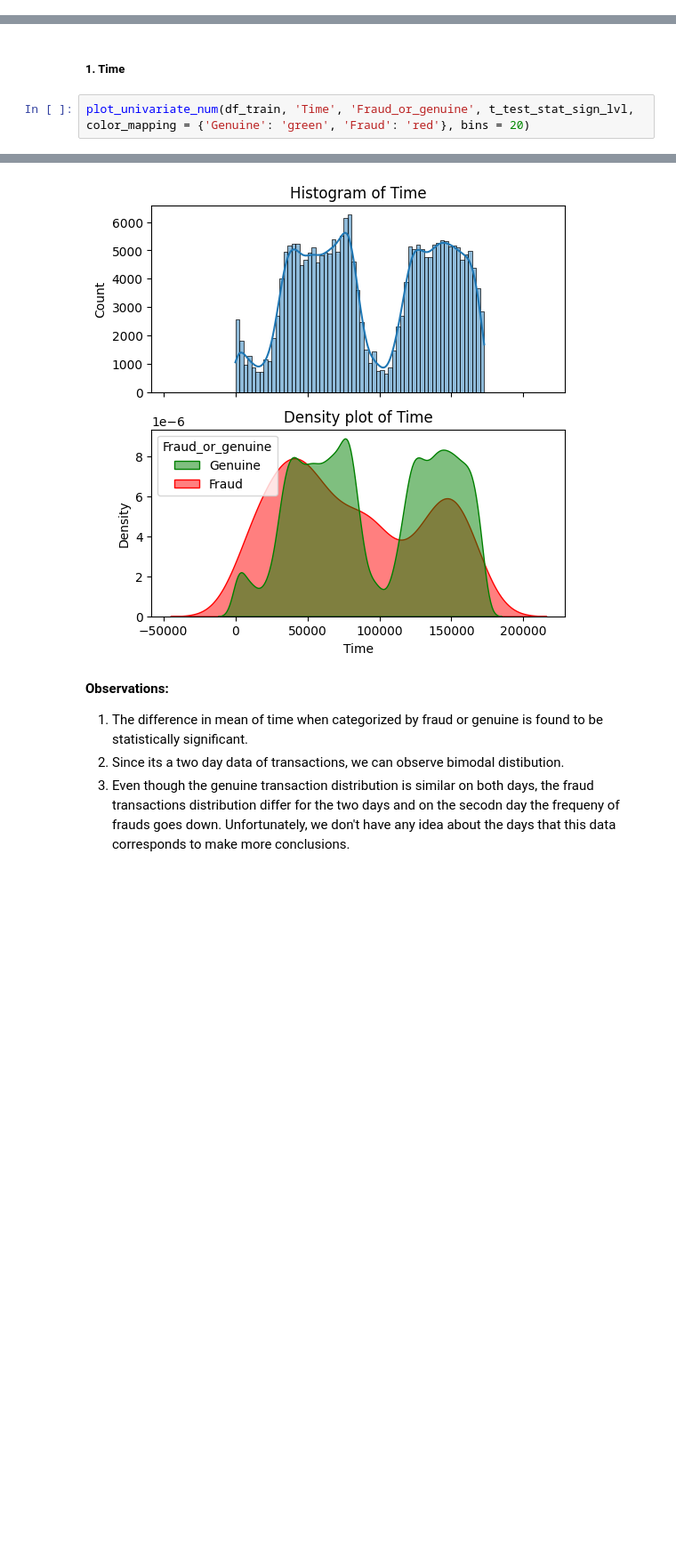
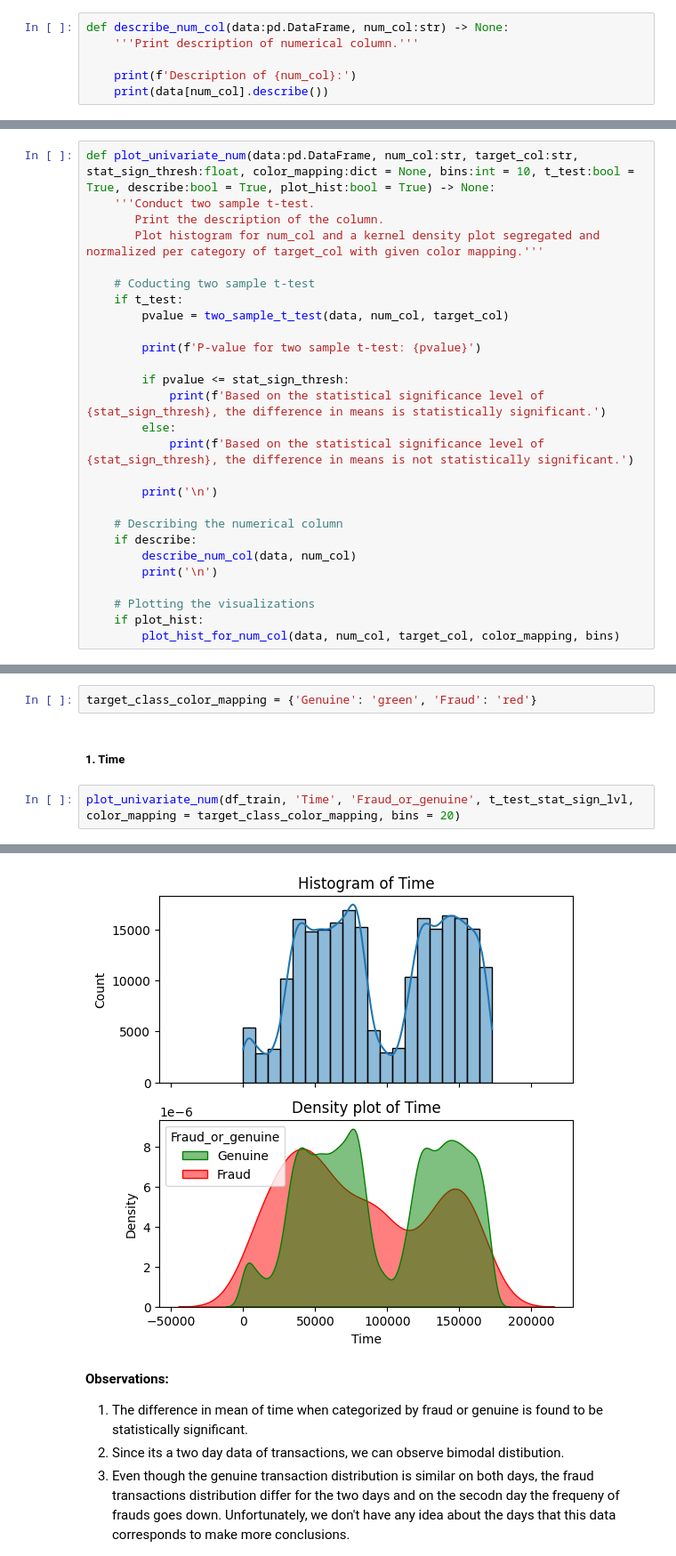
Before and after one commit to Sharma-Ayush/Credit-Card-Fraud-Detection, a Jupyter notebook: notebook/EDA.ipynb, the cells around one changed output, grey strips where cells are left out. Shown at 89% size. Drawn from its saved outputs; the diff is of its cells as text; blank space fills up the shorter version.

Commit message:
Completed Univariate EDA

```diff
--- a/notebook/EDA.ipynb
+++ b/notebook/EDA.ipynb
@@ -271,0 +227,6 @@ def plot_univariate_num(data, num_col, target_col, stat_sign_thresh, color_mappi
+# %%
+def describe_num_col(data:pd.DataFrame, num_col:str) -> None:
+    '''Print description of numerical column.'''
+
+    print(f'Description of {num_col}:')
+    print(data[num_col].describe())
@@ -271,0 +253,27 @@ def plot_univariate_num(data, num_col, target_col, stat_sign_thresh, color_mappi
+# %%
+def plot_univariate_num(data:pd.DataFrame, num_col:str, target_col:str, stat_sign_thresh:float, color_mapping:dict = None, bins:int = 10, t_test:bool = True, describe:bool = True, plot_hist:bool = True) -> None:
+    '''Conduct two sample t-test.
+       Print the description of the column.
+       Plot histogram for num_col and a kernel density plot segregated and normalized per category of target_col with given color mapping.'''
+
+    # Coducting two sample t-test
+    if t_test:
+        pvalue = two_sample_t_test(data, num_col, target_col)
+
+        print(f'P-value for two sample t-test: {pvalue}')
+
+        if pvalue <= stat_sign_thresh:
+            print(f'Based on the statistical significance level of {stat_sign_thresh}, the difference in means is statistically significant.')
+        else:
+            print(f'Based on the statistical significance level of {stat_sign_thresh}, the difference in means is not statistically significant.')
+
+        print('\n')
+
+    # Describing the numerical column
+    if describe:
+        describe_num_col(data, num_col)
+        print('\n')
+
+    # Plotting the visualizations
+    if plot_hist:
+        plot_hist_for_num_col(data, num_col, target_col, color_mapping, bins)
@@ -291,10 +331,12 @@ t_test_stat_sign_lvl = 0.00167
 Just for EDA, I will create new target column with appropriate categorical mapping.
 # %%
 df_train['Fraud_or_genuine'] = df_train['Class'].map(lambda x: 'Fraud' if x == 1 else 'Genuine')
+# %%
+target_class_color_mapping = {'Genuine': 'green', 'Fraud': 'red'}
 # %% [markdown]
 ##### 1. Time
 # %%
-plot_univariate_num(df_train, 'Time', 'Fraud_or_genuine', t_test_stat_sign_lvl, color_mapping = {'Genuine': 'green', 'Fraud': 'red'}, bins = 20)
+plot_univariate_num(df_train, 'Time', 'Fraud_or_genuine', t_test_stat_sign_lvl, color_mapping = target_class_color_mapping, bins = 20)
 # %% [output]
 P-value for two sample t-test: 2.913822606137489e-08
 Based on the statistical significance level of 0.00167, the difference in means is statistically significant.
@@ -301,15 +344,15 @@ Based on the statistical significance level of 0.00167, the difference in means
 
 Description of Time:
 count    226980.000000
 mean      94900.224390
 std       47488.214282
 min           0.000000
 25%       54241.750000
 50%       84816.000000
 75%      139364.250000
 max      172792.000000
 Name: Time, dtype: float64
-[figure, old version]
+[figure, new version]
 # %% [markdown]
 **Observations:**
 1. The difference in mean of time when categorized by fraud or genuine is found to be statistically significant.
```
Also changed, not shown: parts of 23 cells of this notebook.
